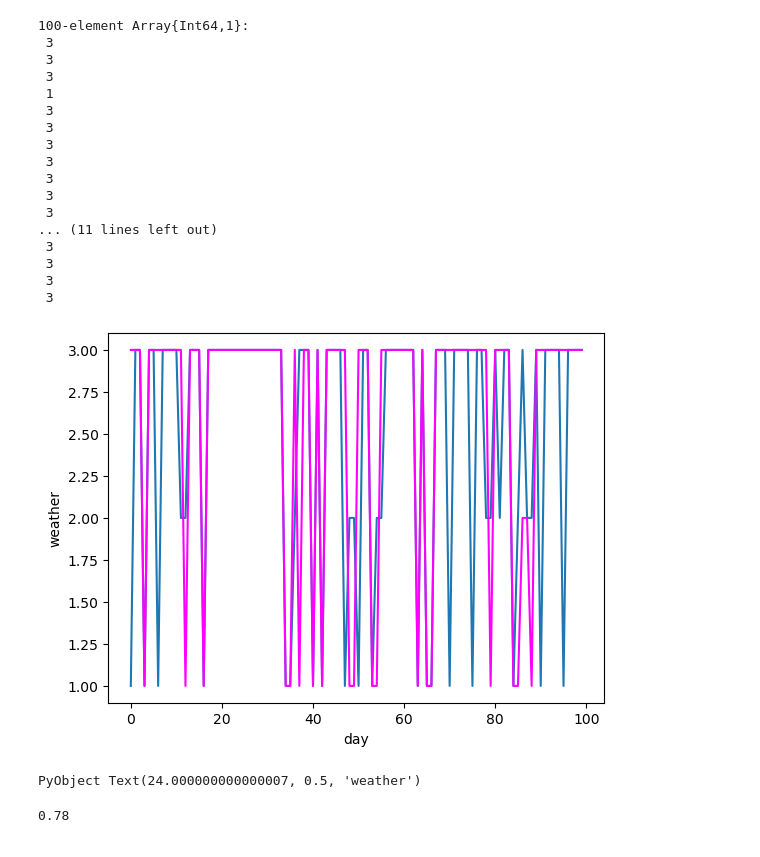
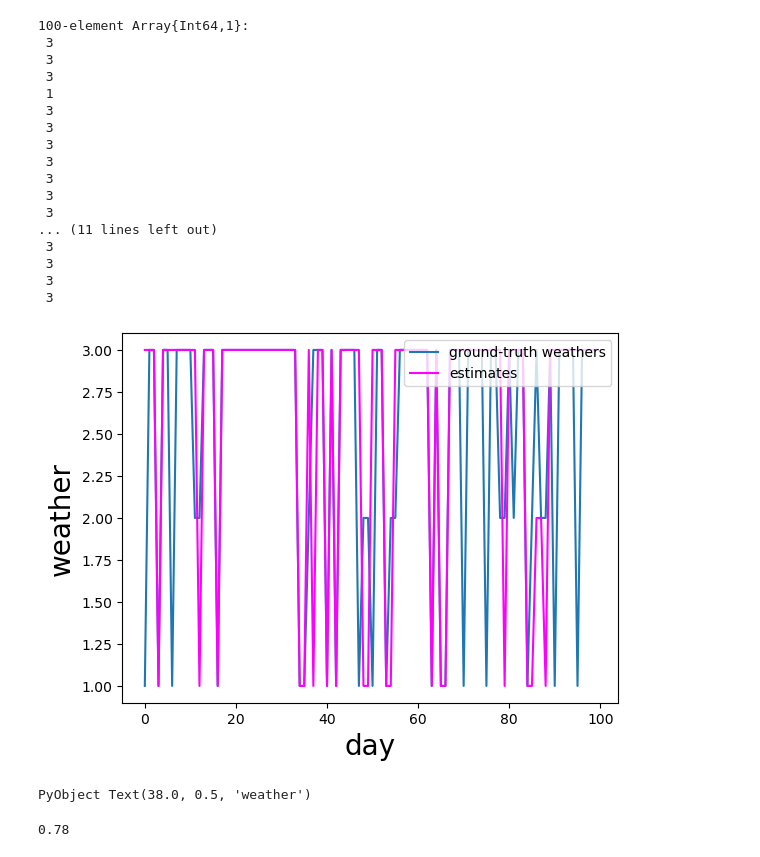
Before and after one commit to matsunagalab/tutorial_hmm, a Jupyter notebook: 02_Hidden_Markov_Model.ipynb, the cells around one changed output. Drawn from its saved outputs; the diff is of its cells as text; code cells hidden in the pictures.

```diff
--- a/02_Hidden_Markov_Model.ipynb
+++ b/02_Hidden_Markov_Model.ipynb
@@ -136,14 +137,16 @@ weather_estimated = msmviterbi(collect(1:N), T, p, emission_probability')
  3
  3
  3
-# %%
-plot(weather_ground_truth)
-plot(weather_estimated, color=:magenta)
-xlabel("day")
-ylabel("weather")
-# %% [output]
-[figure, removed]
-PyObject Text(24.000000000000007, 0.5, 'weather')
+# %%
+# plot the ground-truth daily weathers and the estimations by Viterbi algorithm
+plot(weather_ground_truth, label="ground-truth weathers")
+plot(weather_estimated, color=:magenta, label="estimates")
+legend(loc="upper right")
+xlabel("day", fontsize=20)
+ylabel("weather", fontsize=20)
+# %% [output]
+[figure, added]
+PyObject Text(38.0, 0.5, 'weather')
 # %%
 # correct estimation rate
 sum(weather_ground_truth .== weather_estimated)./N
```
Also changed, not shown: parts of 19 cells of this notebook, 2 other files.
